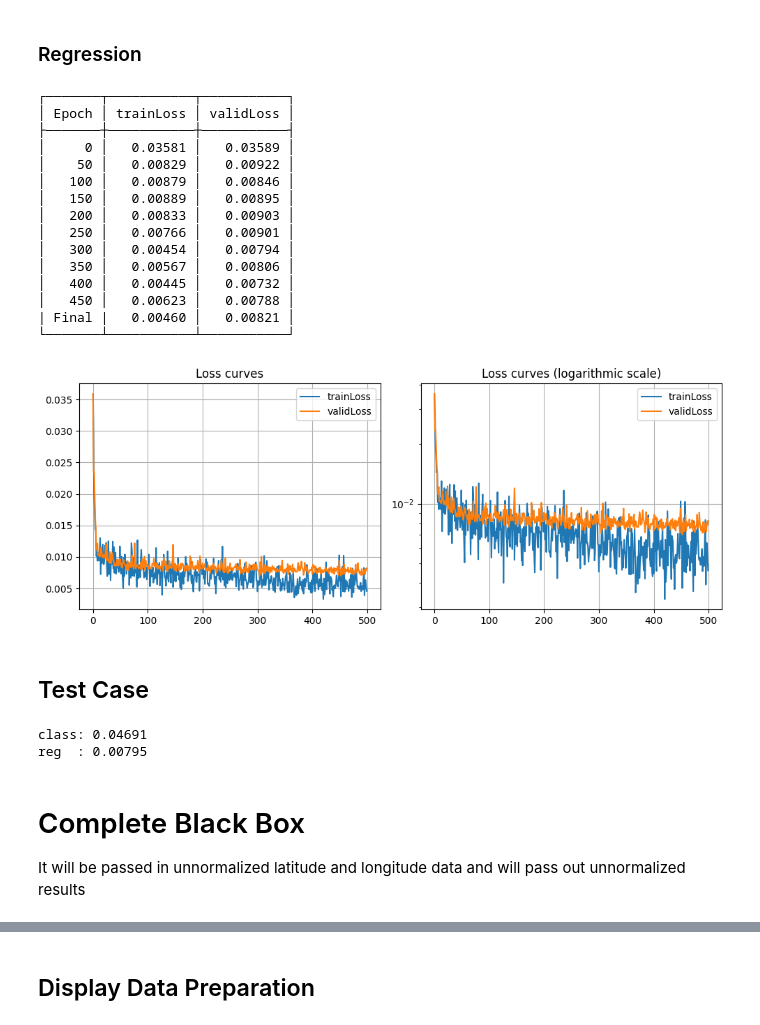
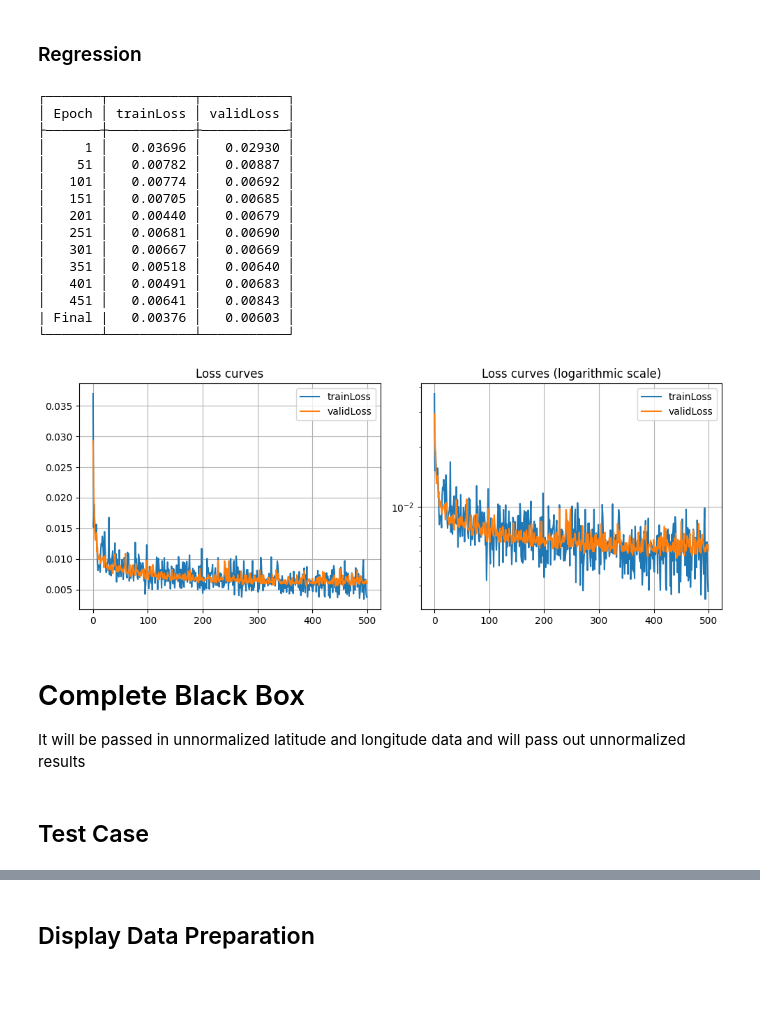
Before and after one commit to hirasawahaonycu/2025_machine_learning, a Jupyter notebook: Week_6/asm6.ipynb, the cells around one changed output, grey strips where cells are left out. Drawn from its saved outputs; the diff is of its cells as text; code cells hidden in the pictures; blank space fills up the shorter version.

```diff
--- a/Week_6/asm6.ipynb
+++ b/Week_6/asm6.ipynb
@@ -297,3 +292,13 @@ class RegModel(nn.Module):
+# %%
+cls_net        = ClassModel()
+cls_criterion  = nn.BCEWithLogitsLoss()
+cls_optimizer  = torch.optim.Adam(cls_net.parameters(), lr=0.01)
+cls_trainEpoch = 500
+
+reg_net        = RegModel()
+reg_criterion  = nn.MSELoss()
+reg_optimizer  = torch.optim.Adam(reg_net.parameters(), lr=0.01)
+reg_trainEpoch = 500
 # %% [markdown]
 # Combine Model
 # %%
@@ -536,15 +484,12 @@ def drawLossCurve(trainlosslist: list, validlosslist: list) -> None:
+# %%
+model = CombineModel()
 # %% [markdown]
 ## Training
 
 ### Classification
 # %%
-net_cls        = ClassModel()
-criterion_cls  = nn.BCEWithLogitsLoss()
-optimizer_cls  = torch.optim.Adam(net_cls.parameters(), lr=0.01)
-trainEpoch_cls = 500
-
-trainlosslist_cls, validlosslist_cls = trainingFunc(net_cls, criterion_cls, optimizer_cls, trainEpoch_cls, classDS)
-drawLossCurve(trainlosslist_cls, validlosslist_cls)
+model.train_class()
+model.curve_class()
 # %% [output]
 ┌───────┬───────────┬───────────┐
 │ Epoch │ trainLoss │ validLoss │
@@ -565,44 +510,25 @@ drawLossCurve(trainlosslist_cls, validlosslist_cls)
 # %% [markdown]
 ### Regression
 # %%
-net_reg        = RegModel()
-criterion_reg  = nn.MSELoss()
-optimizer_reg  = torch.optim.Adam(net_reg.parameters(), lr=0.01)
-trainEpoch_reg = 500
-
-trainlosslist_reg, validlosslist_reg = trainingFunc(net_reg, criterion_reg, optimizer_reg, trainEpoch_reg, regDS)
-drawLossCurve(trainlosslist_reg, validlosslist_reg)
+model.train_reg()
+model.curve_reg()
 # %% [output]
 ┌───────┬───────────┬───────────┐
 │ Epoch │ trainLoss │ validLoss │
 ├───────┼───────────┼───────────┤
-│     0 │   0.03581 │   0.03589 │
-│    50 │   0.00829 │   0.00922 │
-│   100 │   0.00879 │   0.00846 │
-│   150 │   0.00889 │   0.00895 │
-│   200 │   0.00833 │   0.00903 │
-│   250 │   0.00766 │   0.00901 │
-│   300 │   0.00454 │   0.00794 │
-│   350 │   0.00567 │   0.00806 │
-│   400 │   0.00445 │   0.00732 │
-│   450 │   0.00623 │   0.00788 │
-| Final |   0.00460 │   0.00821 │
+│     1 │   0.03696 │   0.02930 │
+│    51 │   0.00782 │   0.00887 │
+│   101 │   0.00774 │   0.00692 │
+│   151 │   0.00705 │   0.00685 │
+│   201 │   0.00440 │   0.00679 │
+│   251 │   0.00681 │   0.00690 │
+│   301 │   0.00667 │   0.00669 │
+│   351 │   0.00518 │   0.00640 │
+│   401 │   0.00491 │   0.00683 │
+│   451 │   0.00641 │   0.00843 │
+| Final |   0.00376 │   0.00603 │
 └───────┴───────────┴───────────┘
-[figure, old version]
+[figure, new version]
-# %% [markdown]
-## Test Case
-# %%
-y_cls = net_cls(classDS.test.X_t)
-loss_cls = criterion_cls(y_cls, classDS.test.Y_t)
-
-y_reg = net_reg(regDS.test.X_t)
-loss_reg = criterion_reg(y_reg, regDS.test.Y_t)
-
-print("class: {0:.5f}".format(loss_cls.item()))
-print("reg  : {0:.5f}".format(loss_reg.item()))
-# %% [output]
-class: 0.04691
-reg  : 0.00795
 # %% [markdown]
 # Complete Black Box
 
@@ -655,3 +582,5 @@ class Predictor:
         self.reg_res = np.array(unnormalize(reg_res_n, dataRange[4], dataRange[5]))
 
         self.result = np.where(self.cls_res == 1, self.reg_res, -999)
+# %% [markdown]
+## Test Case
```
Also changed, not shown: parts of 14 cells of this notebook, 9 other files.
